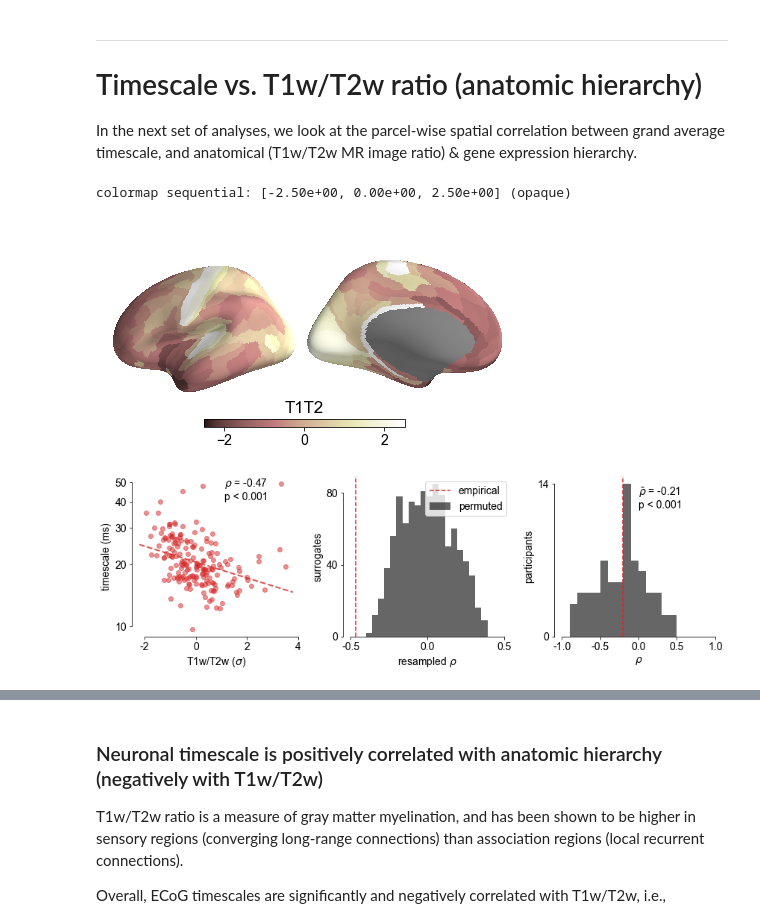
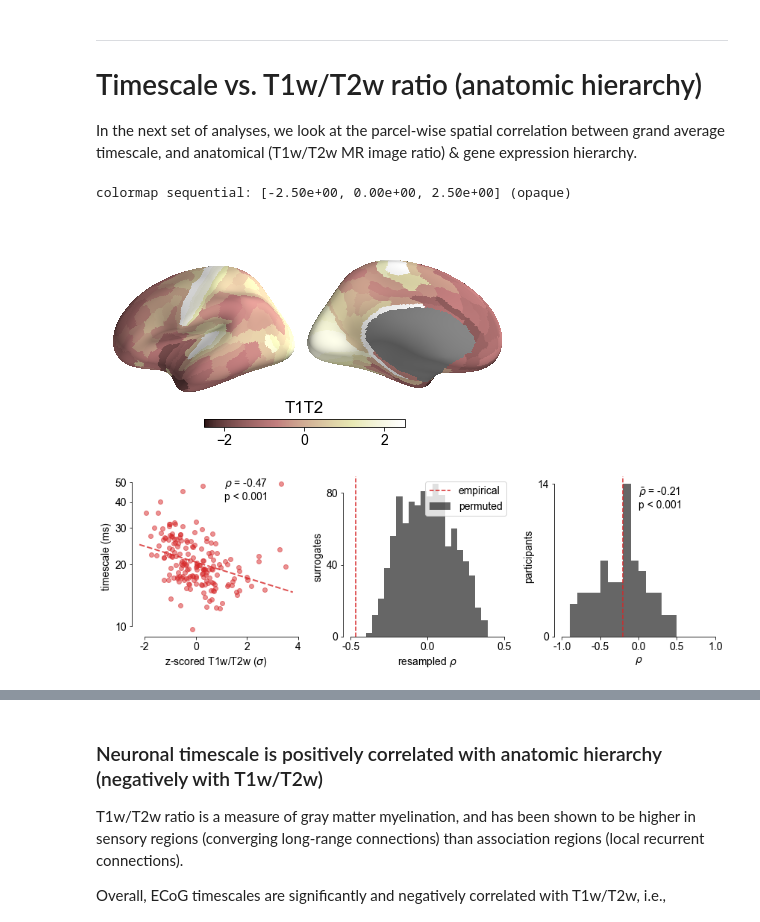
Before and after one commit to rdgao/field-echos, a Jupyter notebook: notebooks/3_viz_human_structural.ipynb, the cells around one changed output, grey strips where cells are left out. Saved outputs shown, nothing was run; the diff lists cells and outputs as text; code cells hidden in the pictures.

```diff
--- a/notebooks/3_viz_human_structural.ipynb
+++ b/notebooks/3_viz_human_structural.ipynb
@@ -43,8 +43,8 @@ import matplotlib.pyplot as plt
 from seaborn import despine
 import numpy as np
 import pandas as pd
-from scipy.stats import pearsonr, spearmanr, ttest_1samp, binom_test, zscore, linregress
-from sklearn.linear_model import TheilSenRegressor
+from scipy.stats import pearsonr, spearmanr, ttest_1samp, binom_test, zscore, linregress, sem
+from scipy import io
 from sklearn.decomposition import PCA
 from sklearn.cross_decomposition import PLSRegression
 from brainspace.null_models import MoranRandomization
@@ -63,7 +63,8 @@ font = {'family' : 'Arial',
         'size'   : 14}
 plt.rc('font', **font)
 plt.rc('image', cmap='inferno')
-
+plt.rcParams['axes.spines.top']=False
+plt.rcParams['axes.spines.right']=False
 C_ORD = plt.rcParams['axes.prop_cycle'].by_key()['color']
 fig_path = '../figures/mni/%s.pdf'
 save_plot=True
@@ -297,6 +294,7 @@ In the next set of analyses, we look at the parcel-wise spatial correlation betw
 struct_feat = 'T1T2'
 x = zscore(df_struct[struct_feat].values)
 y = df_tau['logtau']
+
 
 # plot feature on MMP brain
 plt.figure(figsize=(6,6))
@@ -306,17 +304,12 @@ echo_utils.plot_MMP(zscore(x), save_file=fig_path%'map_T1T2', minmax=[-2.5,2.5],
 rho, pv, pv_perm, rho_null = echo_utils.compute_perm_corr(x,y.values,msr_nulls)
 m,b,_,_,_ = linregress(x,y.values)
 
-ts_regr = TheilSenRegressor(random_state=42)
-ts_regr.fit(x[:,None], y)
-
 plt.figure(figsize=(12,4))
-
 plt.subplot(1,3,1)
 plt.plot(x, y, 'o', color=C_ORD[3], alpha=0.5);
 XL= np.array(plt.xlim())
 plt.plot(XL,XL*m+b, '--', lw=2, color=C_ORD[3], alpha=0.8)
-#plt.plot(XL,ts_regr.predict(XL[:,None]), '--', lw=2, color=C_ORD[3], alpha=0.8)
-plt.xlabel(r'T1w/T2w ($\sigma$)');  plt.ylabel('timescale (ms)');
+plt.xlabel(r'z-scored T1w/T2w ($\sigma$)');  plt.ylabel('timescale (ms)');
 plt.tick_params('y', which='minor', left=False, labelleft=False)
 echo_utils.set_ticks_truncate_axes(xt=([-2,0,2,4],None), yt=(np.log10(np.arange(10,60,10)), (np.arange(10, 60, 10)).astype(int)))
 s = echo_utils.sig_str(rho, pv_perm, form='text')
@@ -332,33 +325,32 @@ plt.legend()
 plt.xlabel(r'resampled $\rho$'); plt.ylabel('surrogates')
 
 # --- per-participant correlation ---
 df_subj_corr = pd.DataFrame(index=df_tau_weighted.index, columns=['n_parcels', 'rho', 'pv'])
 for i_s, subj in df_tau_threshed.iterrows():
     df_subj_corr['n_parcels'].loc[i_s] = (~np.isnan(subj)).sum()
     if df_subj_corr['n_parcels'].loc[i_s]>=3:
         rho, pv = spearmanr(x, subj, nan_policy='omit')
     else:
         rho, pv = np.nan, np.nan
     df_subj_corr['rho'].loc[i_s],df_subj_corr['pv'].loc[i_s] = rho,pv
 
 # minimum # of parcels required for a participant to be counted in histogram
 min_parcels = 10
 
 # only count correlations from participants that had min # of parcels
 corr_valid = df_subj_corr[df_subj_corr['n_parcels']>=min_parcels]['rho'].values.astype(float)
 tt_pv = ttest_1samp(corr_valid, 0)[1]
 
 plt.subplot(1,3,3)
 plt.hist(corr_valid, bins=np.arange(-1,1.1,0.1), color='k', alpha=0.6)
 plt.axvline(np.nanmean(corr_valid), color=C_ORD[3], ls='--')
 plt.xlabel(r'$\rho$');plt.ylabel('participants');
 echo_utils.set_ticks_truncate_axes(xt=(np.arange(-1,1.1,0.5), None), yt=([0,14],None))
 s = echo_utils.sig_str(np.nanmean(corr_valid), tt_pv, form='text', corr_letter=r'$\bar{\rho}$')
 plt.annotate(s, xy=(0.50, 0.8), xycoords='axes fraction')
-
-despine(); plt.tight_layout()
+plt.tight_layout()
 plt.savefig(fig_path%'tau_T1T2', bbox_inches='tight')
 # %% [output]
 colormap sequential: [-2.50e+00, 0.00e+00, 2.50e+00] (opaque)
 [figure]
-[figure, old version]
+[figure, new version]
```
Also changed, not shown: parts of 34 cells of this notebook, 51 other files.
